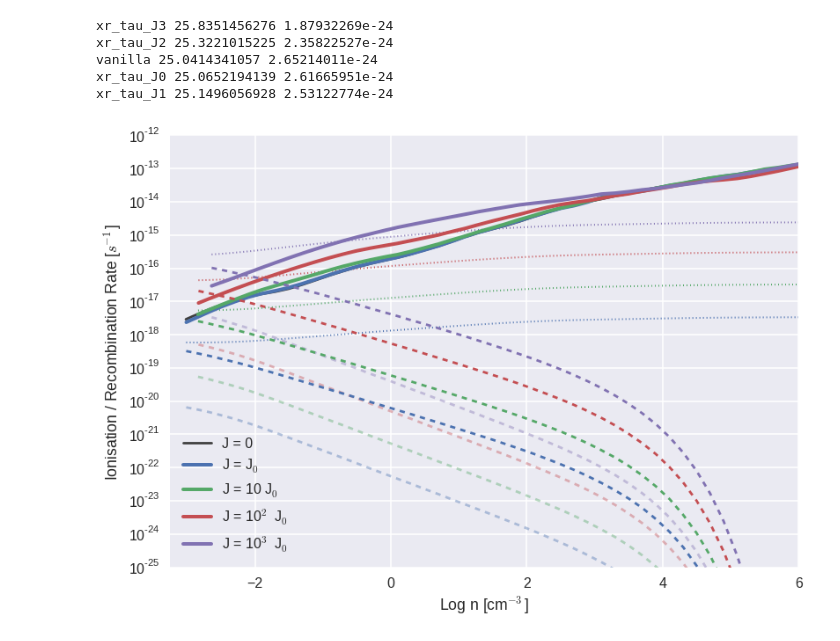
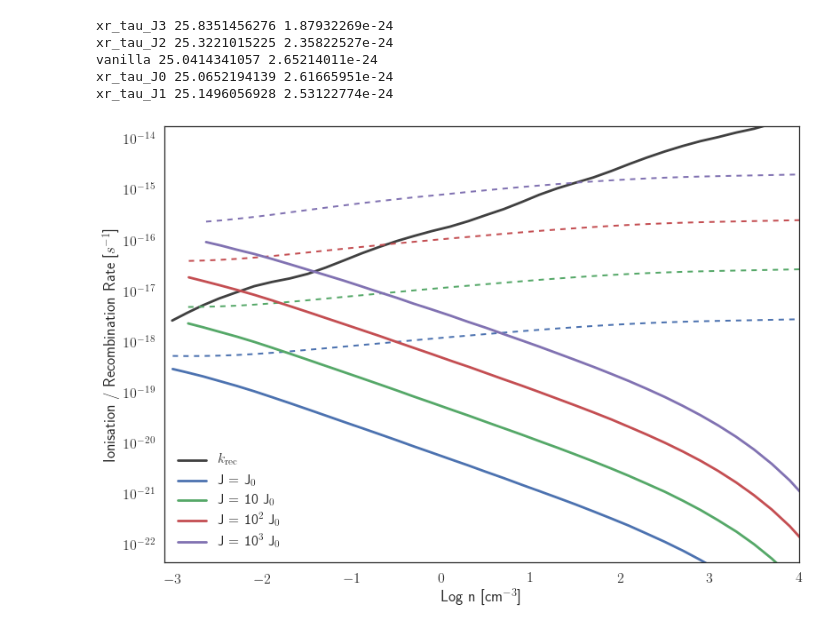
Before and after one commit to hummel/xray_notebooks, a Jupyter notebook: X-Ray Heating and Ionization Table.ipynb, the cells around one changed output. Saved outputs shown, nothing was run; the diff lists cells and outputs as text; code cells hidden in the pictures.

Commit message:
Updated to ipynb format v4 and use sns style 'white' to make V happy.

```diff
--- a/X-Ray Heating and Ionization Table.ipynb
+++ b/X-Ray Heating and Ionization Table.ipynb
@@ -9,6 +9,7 @@ from matplotlib import pyplot as plt
 import pyGadget
 # %%
 sns.set_context('poster')
+plt.rcParams['text.usetex'] = True
 # %% [markdown]
 #Calculate $N_{\rm \small effective}$ from $N_{\rm \small pole}$ and $N_{\rm \small equator}$.
 
@@ -437,35 +438,36 @@ vanilla 25.0414341057 2.65214011e-24
 xr_tau_J0 25.0652194139 2.61665951e-24
 xr_tau_J1 25.1496056928 2.53122774e-24
 # %%
-with sns.color_palette(n_colors=4):
-    f,ax = plt.subplots()
+with sns.axes_style("white"):
+    with sns.color_palette(n_colors=4):
+        f,ax = plt.subplots()
 df = combined['vanilla']
-ax.semilogy(df.logn, df.k_rec, color='.25', label=simname['vanilla'])
+ax.semilogy(df.logn, df.k_rec, color='.25', ls='-', label=r' $k_{\rm \small rec}$')
+#for sim in simlist[1:]:
+#    snap = snaps[sim]
+#    z, J0 = jxr.iloc[find_closest(jxr.z.values, snap.header.Redshift)]
+#    df = combined[sim]
+#    ax.semilogy(df.logn, J0*bkg[sim] * df.ion_tau, '--', alpha=.4)
+for sim in simlist[1:]:
+    df = combined[sim]
+    ax.semilogy(df.logn, df.ion_tot/df.ion_tau*df.ion_free, ls='--', lw=2)
+
+#for sim in simlist[1:]:
+#    df = combined[sim]
+#    ax.plot(df.logn, df.k_rec, ls='-', lw=4)
 for sim in simlist[1:]:
     snap = snaps[sim]
     z, J0 = jxr.iloc[find_closest(jxr.z.values, snap.header.Redshift)]
     df = combined[sim]
-    ax.semilogy(df.logn, J0*bkg[sim] * df.ion_tau, '--', alpha=.4)
-for sim in simlist[1:]:
-    df = combined[sim]
-    ax.semilogy(df.logn, df.ion_tot/df.ion_tau*df.ion_free, ls=':', lw=2)
-
-for sim in simlist[1:]:
-    df = combined[sim]
-    ax.plot(df.logn, df.k_rec, ls='-', lw=4, label=simname[sim])
-for sim in simlist[1:]:
-    snap = snaps[sim]
-    z, J0 = jxr.iloc[find_closest(jxr.z.values, snap.header.Redshift)]
-    df = combined[sim]
-    ax.semilogy(df.logn, df.ion_tot, ls='--')
+    ax.semilogy(df.logn, df.ion_tot, ls='-', label=simname[sim])
 
 
 
 ax.legend(loc=0)
-ax.set_xlim(-3.25, 6)
-ax.set_ylim(1e-25, 1e-12)
+ax.set_xlim(-3.1, 4)
+ax.set_ylim(5e-23, 2e-14)
 ax.set_xlabel('Log n [cm$^{-3}$]')
 ax.set_ylabel('Ionisation / Recombination Rate [$s^{-1}$]')
 f.savefig('figures/phase_diagrams/k_ion-k_rec.png', bbox_inches='tight')
 # %% [output]
-[figure, old version]
+[figure, new version]
```
Also changed, not shown: parts of 6 cells of this notebook.
